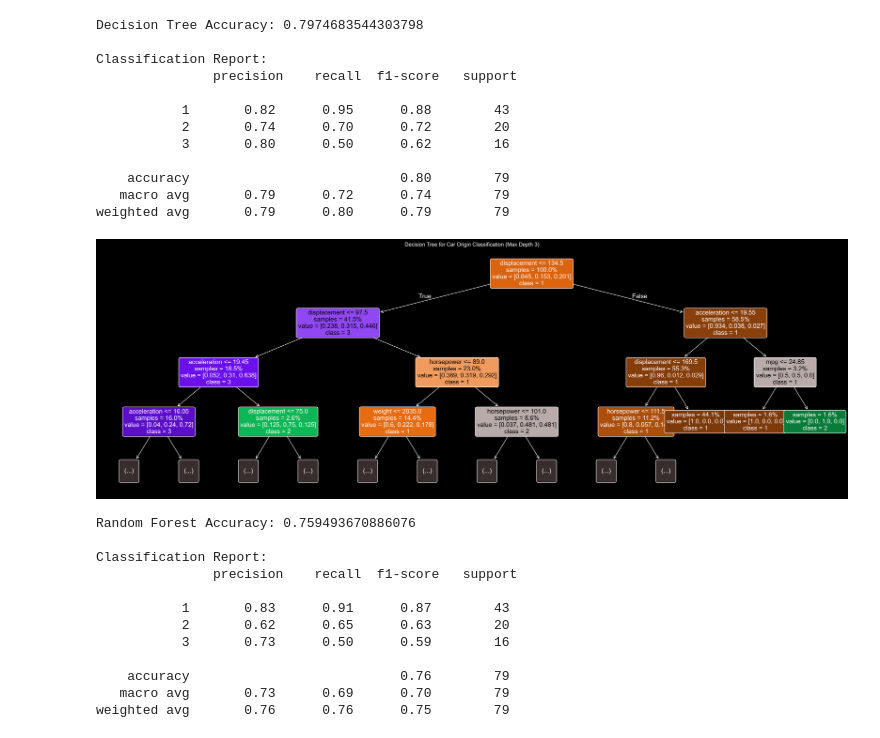
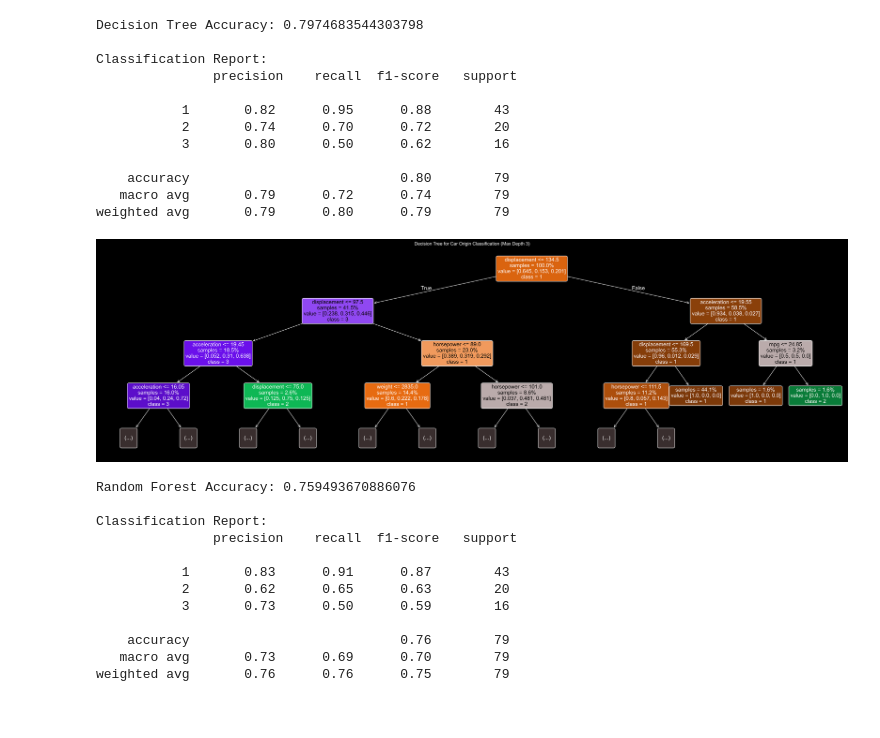
Before and after one commit to cmlykke/PYAIclass, a Jupyter notebook: jupyter/MAN_1_cars/Car-classification.ipynb, the cells around one changed output. Saved outputs shown, nothing was run; the diff lists cells and outputs as text; code cells hidden in the pictures.

Commit message:
updated tree

```diff
--- a/jupyter/MAN_1_cars/Car-classification.ipynb
+++ b/jupyter/MAN_1_cars/Car-classification.ipynb
@@ -113,7 +113,7 @@ weighted avg       0.79      0.80      0.79        79
 # %%
 # Visualize Decision Tree
 # To keep the tree readable for a paper, we limit the depth
-plt.figure(figsize=(30, 10), dpi=300) # Increased figure size more to reduce overlap at 3rd level nodes
+plt.figure(figsize=(35, 10), dpi=300) # Increased figure size more to reduce overlap at 3rd level nodes
 annotations = plot_tree(dt_model,
           feature_names=features,
           class_names=[str(c) for c in dt_model.classes_],
@@ -121,35 +121,34 @@ annotations = plot_tree(dt_model,
           rounded=True,
           fontsize=14, # Slightly larger font for better readability with larger figure size
           impurity=False, # Removed impurity to reduce clutter and make text more readable
           proportion=True, # Show proportions to make numbers smaller and cleaner
           max_depth=3) # Limit depth for visualization
 
 # Darken the background of nodes to improve text readability
 import colorsys
 for ann in annotations:
     bbox_patch = ann.get_bbox_patch()
     if bbox_patch is not None:
         fc = bbox_patch.get_facecolor()
         r, g, b, a = fc
         h, l, s = colorsys.rgb_to_hls(r, g, b)
         # Darken the lightness (l) by a significant amount (e.g., 30%)
         # and increase saturation (s) to keep it colorful
         new_l = max(0, l - 0.3)
         new_s = min(1, s + 0.1)
         new_r, new_g, new_b = colorsys.hls_to_rgb(h, new_l, new_s)
         bbox_patch.set_facecolor((new_r, new_g, new_b, a))
 
         # Adjust text color for contrast
         if new_l < 0.5:
             ann.set_color('white')
         else:
             ann.set_color('black')
 
 plt.title("Decision Tree for Car Origin Classification (Max Depth 3)")
-plt.savefig("decision_tree.png", bbox_inches='tight', pad_inches=0.1)
 plt.show()
 # %% [output]
-[figure, old version]
+[figure, new version]
 # %%
 
 
```
Also changed, not shown: 1 other file.
